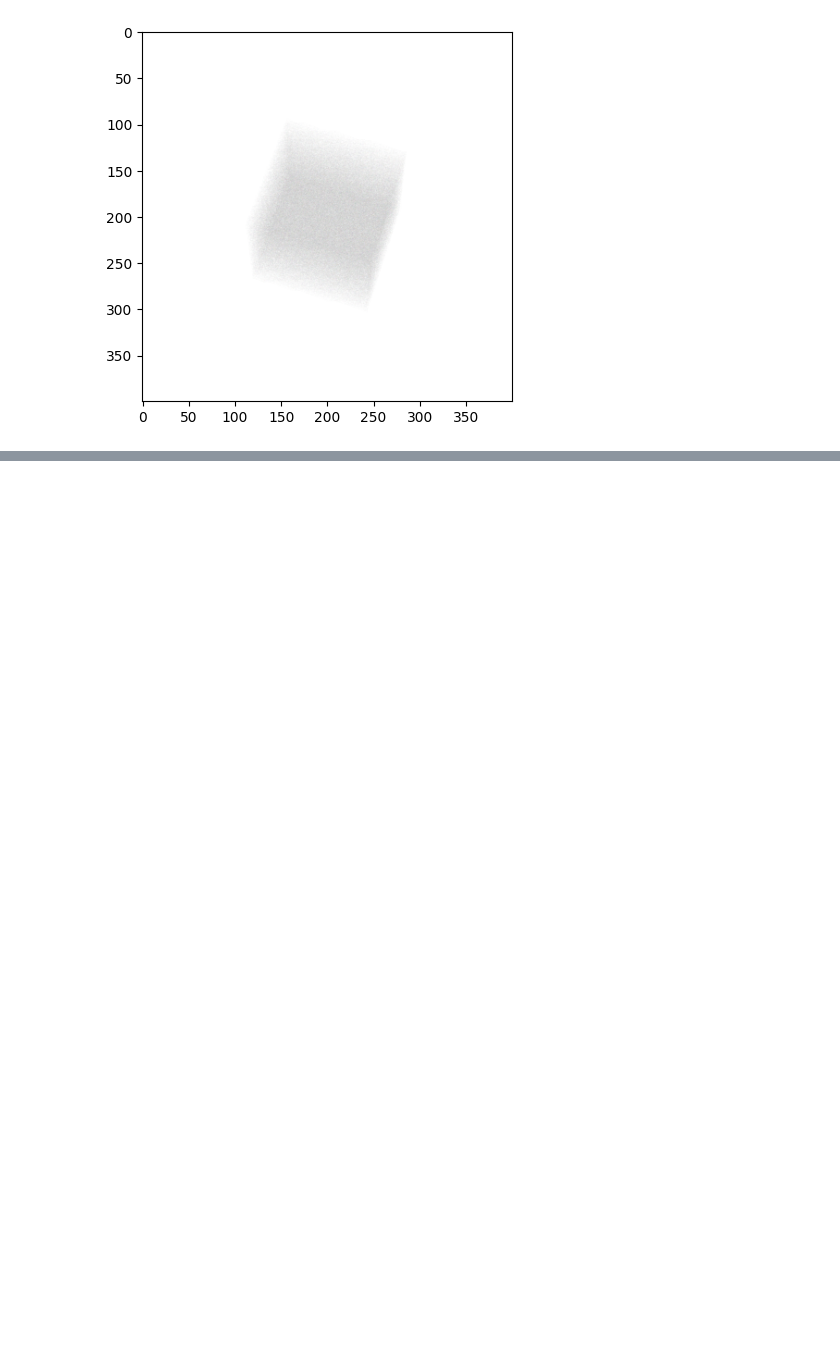
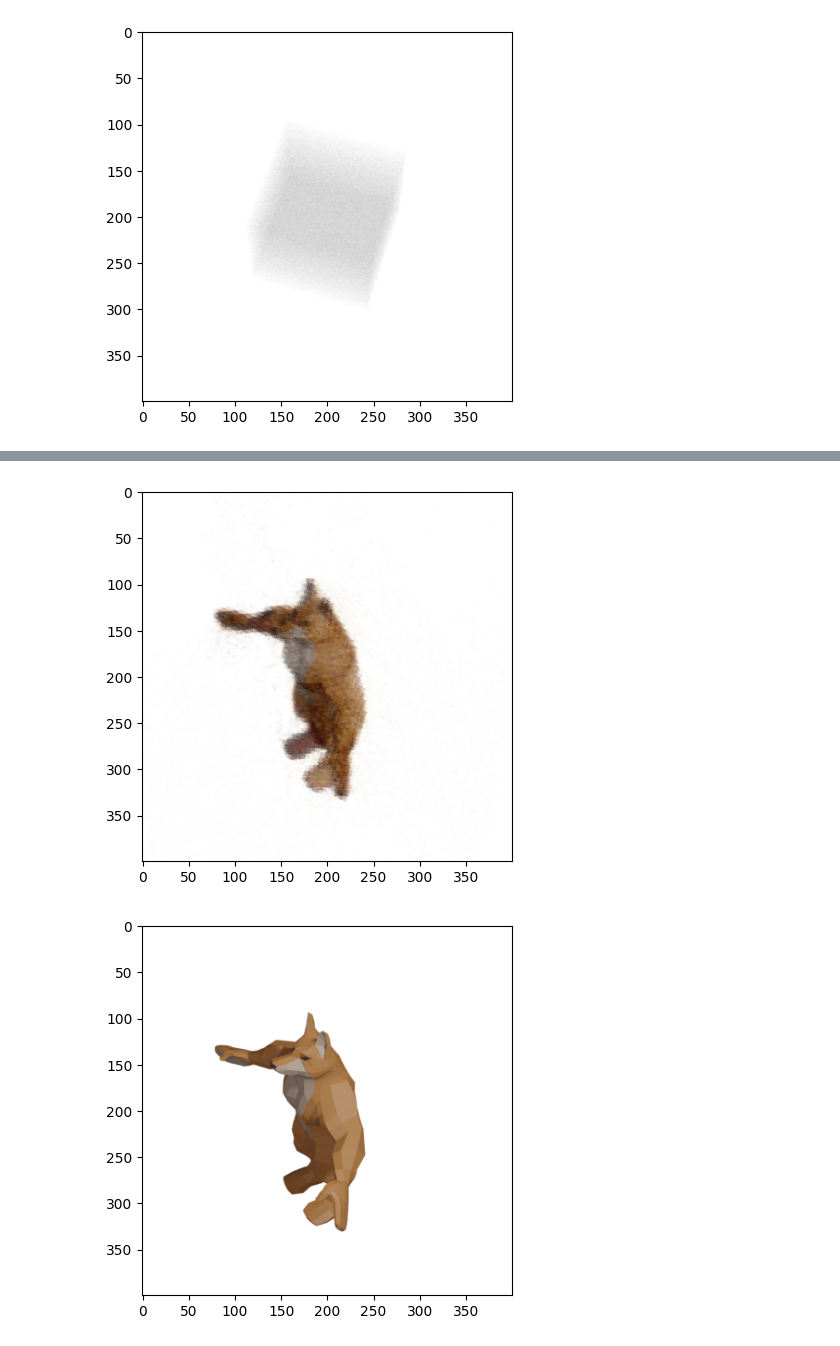
Before and after one commit to zcemycl/mlreading-hub, a Jupyter notebook: notes/cv/nerf/part5-reconstruction.ipynb, the cells around one changed output, grey strips where cells are left out. Drawn from its saved outputs; the diff is of its cells as text; code cells hidden in the pictures; blank space fills up the shorter version.

```diff
--- a/notes/cv/nerf/part5-reconstruction.ipynb
+++ b/notes/cv/nerf/part5-reconstruction.ipynb
@@ -260,0 +278,16 @@ with torch.no_grad():
+# %%
+angle_i = 2
+with torch.no_grad():
+    img = rendering(model.to(device),
+            torch.from_numpy(test_ro[angle_i]).to(device),
+            torch.from_numpy(test_rd[angle_i]).to(device),
+            tn, tf, nb_bins=100, device=device,
+            white_bg=True)
+    plt.imshow(img.reshape(400, 400, 3).data.cpu().numpy())
+    plt.show()
+
+plt.imshow(test_imgs[angle_i].reshape(400, 400, 3))
+plt.show()
+# %% [output]
+[figure, added]
+[figure, added]
```
Also changed, not shown: parts of 12 cells of this notebook.
